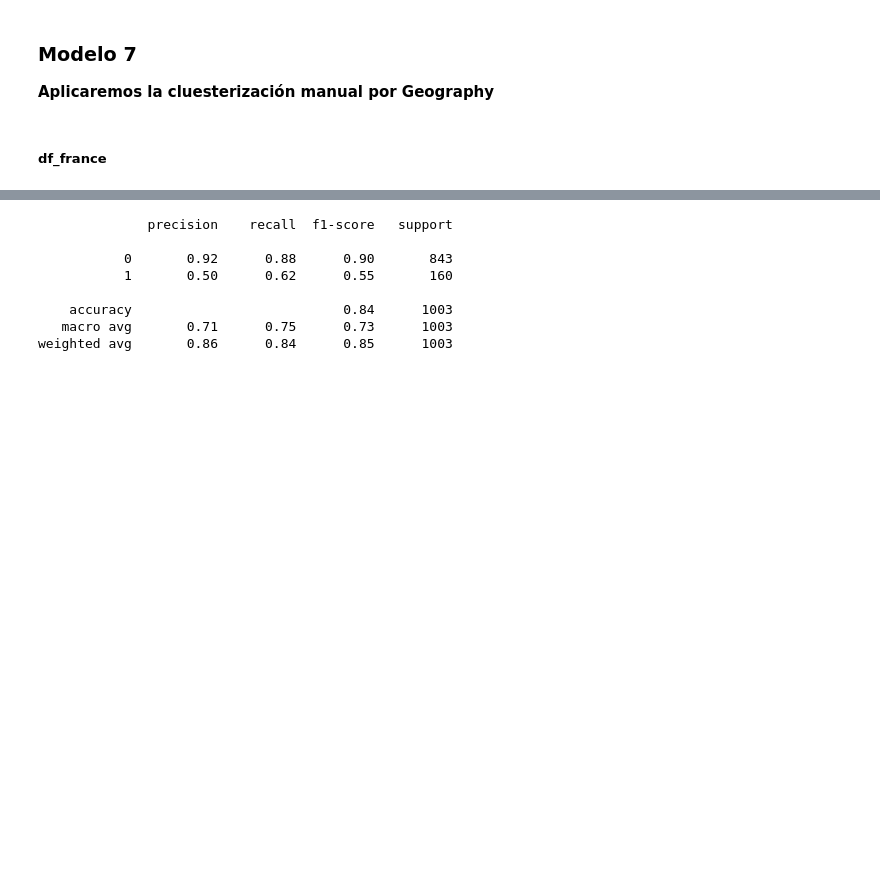
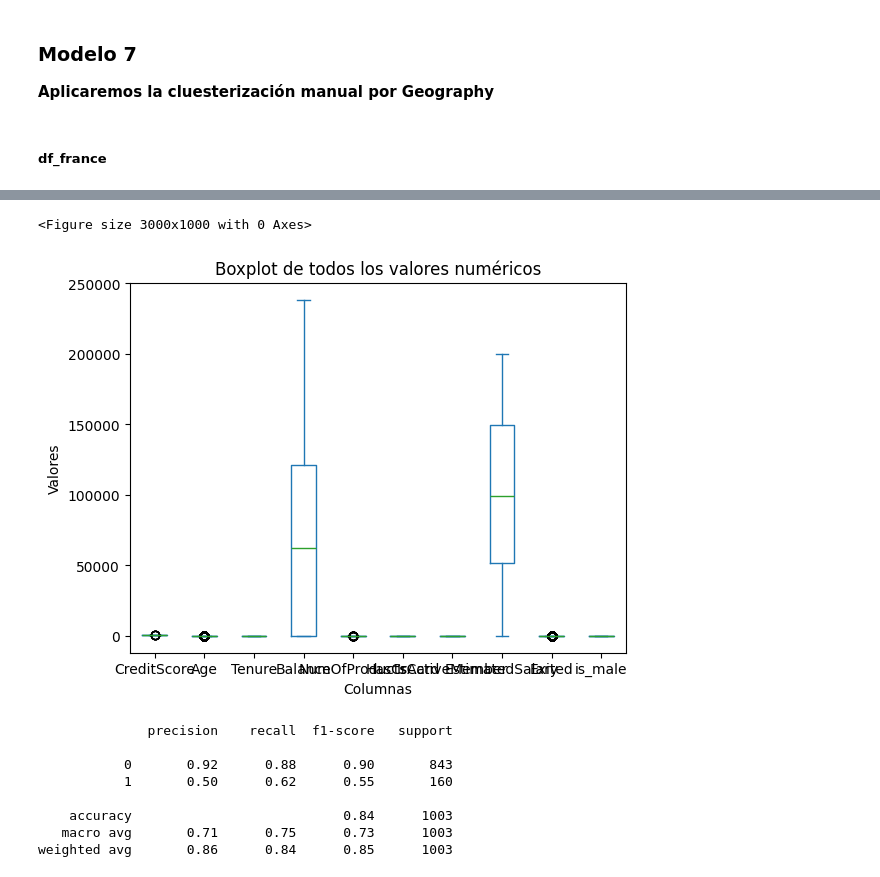
Before and after one commit to solfontan/PrediccionesDeRetencionDeClientes---2024, a Jupyter notebook: scr/MachineLearning.ipynb, the cells around one changed output, grey strips where cells are left out. Saved outputs shown, nothing was run; the diff lists cells and outputs as text; code cells hidden in the pictures; blank space fills up the shorter version.

```diff
--- a/scr/MachineLearning.ipynb
+++ b/scr/MachineLearning.ipynb
@@ -982,3 +1007,6 @@ df.drop(columns=['RowNumber', 'CustomerId', 'Surname', 'Gender'], inplace=True)
 df_france = df[df['Geography'] == 'France']
 df_spain = df[df['Geography'] == 'Spain']
 df_germany = df[df['Geography'] == 'Germany']
+# %%
+df_france.drop(columns='Geography', inplace=True)
+df_france.describe(include='all')
@@ -985,3 +1023,13 @@ df_germany = df[df['Geography'] == 'Germany']
+# %%
+# Visualizar boxplots para todos los valores numéricos en 'df'
+df_france.plot(kind='box')
+plt.title('Boxplot de todos los valores numéricos')
+plt.xlabel('Columnas')
+plt.ylabel('Valores')
+plt.show()
+# %% [output]
+<Figure size 3000x1000 with 0 Axes>
+[figure, added]
 # %%
 df_france['CreditCardOwnerTenure'] = df_france.HasCrCard * df_france.Age
 df_france['Saldo_Salario_Ratio'] = df_france['Balance'] / df_france['EstimatedSalary']
```
Also changed, not shown: parts of 5 cells of this notebook.
